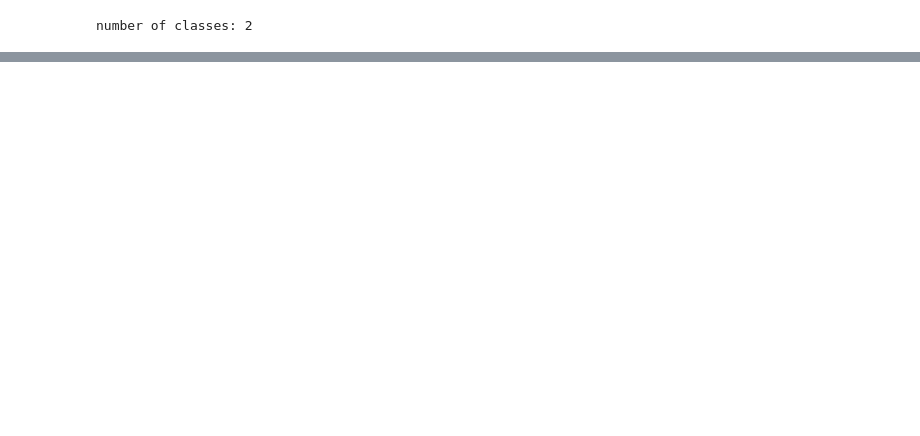
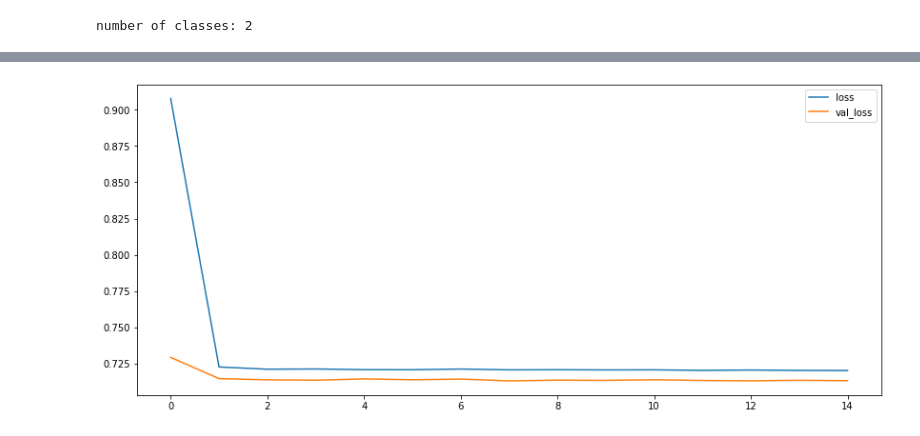
Before and after one commit to adelshb/Improving-critical-exponent-estimations-with-Generative-Adversarial-Networks, a Jupyter notebook: ising_python/unsupervised/CNN_percolation_unsupervised.ipynb, the cells around one changed output, grey strips where cells are left out. Drawn from its saved outputs; the diff is of its cells as text; code cells hidden in the pictures; blank space fills up the shorter version.

```diff
--- a/ising_python/unsupervised/CNN_percolation_unsupervised.ipynb
+++ b/ising_python/unsupervised/CNN_percolation_unsupervised.ipynb
@@ -123,7 +103,2 @@ batch_size = 256
 # %%
-autoencoder.compile(optimizer='adadelta', loss='mse')
+autoencoder.compile(optimizer='adam', loss=losses.MeanSquaredError())
-# %%
-autoencoder.fit(x, x, batch_size=batch_size, epochs=pretrain_epochs)
-autoencoder.save_weights(save_dir+'conv_ae_weights.h5')
-# %%
-autoencoder.load_weights(save_dir+'conv_ae_weights.h5')
@@ -198,0 +105,2 @@ class ClusteringLayer(Layer):
+# %%
+r = autoencoder.fit(X_train, X_train, epochs=15, validation_data=(X_test, X_test))
@@ -198,0 +165,8 @@ class ClusteringLayer(Layer):
+# %%
+plt.figure(figsize=(14,6))
+plt.plot(r.history['loss'], label='loss')
+plt.plot(r.history['val_loss'], label='val_loss')
+plt.legend()
+plt.show()
+# %% [output]
+[figure, added]
```
Also changed, not shown: parts of 31 cells of this notebook, 1 other file.
